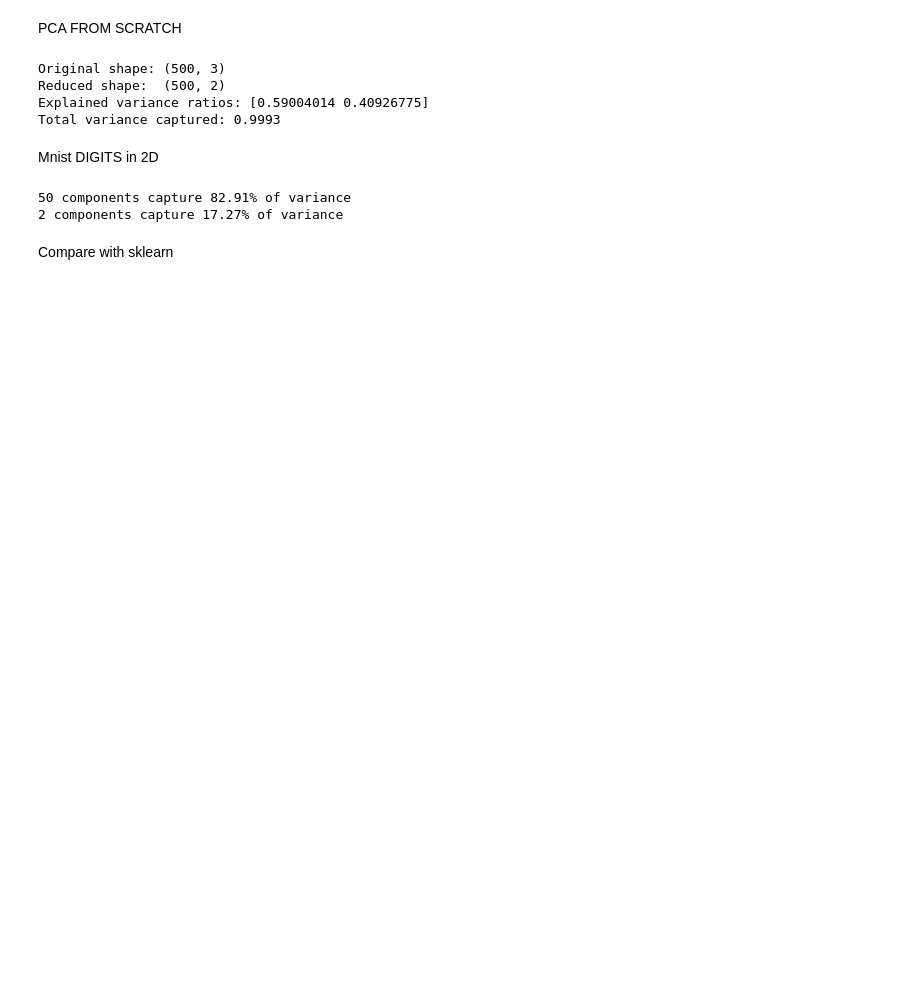
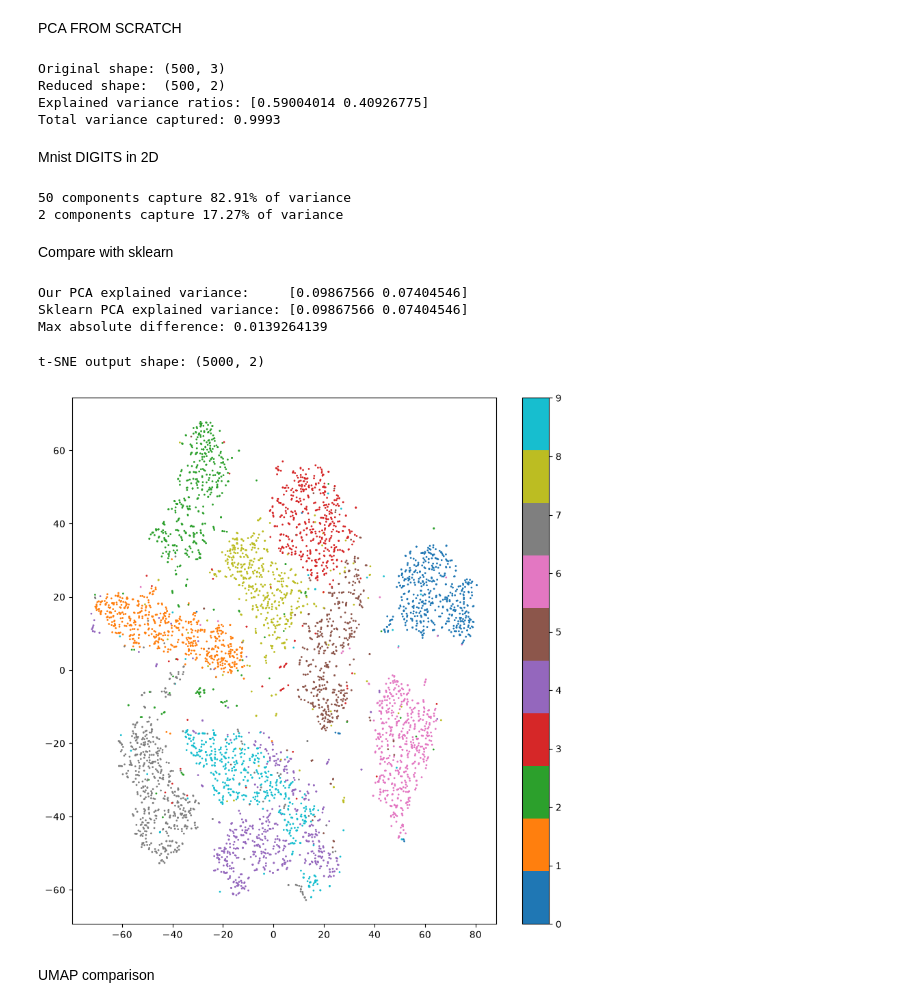
Before and after one commit to Saransh-Basu-01/AI_Engineering, a Jupyter notebook: Math_Fundamentals/Dimensionality_Reduction/PCA.ipynb, the cells around one changed output. Saved outputs shown, nothing was run; the diff lists cells and outputs as text; code cells hidden in the pictures; blank space fills up the shorter version.

```diff
--- a/Math_Fundamentals/Dimensionality_Reduction/PCA.ipynb
+++ b/Math_Fundamentals/Dimensionality_Reduction/PCA.ipynb
@@ -81,3 +81,36 @@ print(f"2 components capture {sum(pca_2d.explained_variance_ratio_):.2%} of vari
 2 components capture 17.27% of variance
 # %% [markdown]
 Compare with sklearn
+# %%
+from sklearn.decomposition import PCA as SklearnPCA
+from sklearn.manifold import TSNE
+
+sklearn_pca = SklearnPCA(n_components=2)
+X_sklearn_pca = sklearn_pca.fit_transform(X_mnist)
+
+print(f"\nOur PCA explained variance:     {pca_2d.explained_variance_ratio_}")
+print(f"Sklearn PCA explained variance: {sklearn_pca.explained_variance_ratio_}")
+
+diff = np.abs(np.abs(X_pca2d) - np.abs(X_sklearn_pca))
+print(f"Max absolute difference: {diff.max():.10f}")
+# %% [output]
+Our PCA explained variance:     [0.09867566 0.07404546]
+Sklearn PCA explained variance: [0.09867566 0.07404546]
+Max absolute difference: 0.0139264139
+# %%
+
+tsne = TSNE(n_components=2, perplexity=30, random_state=42)
+X_tsne = tsne.fit_transform(X_mnist)
+print(f"\nt-SNE output shape: {X_tsne.shape}")
+# %% [output]
+t-SNE output shape: (5000, 2)
+# %%
+import matplotlib.pyplot as plt
+plt.figure(figsize=(10,10))
+plt.scatter(X_tsne[:,0], X_tsne[:,1], c=y_mnist, cmap='tab10', s=1)
+plt.colorbar()
+plt.show()
+# %% [output]
+[figure, added]
+# %% [markdown]
+ UMAP comparison
```
